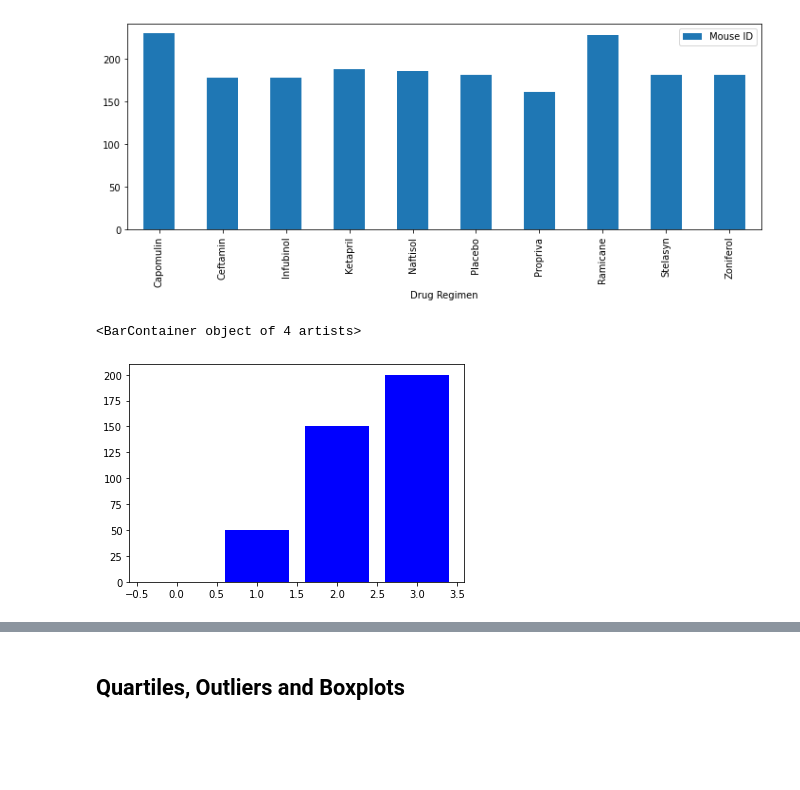
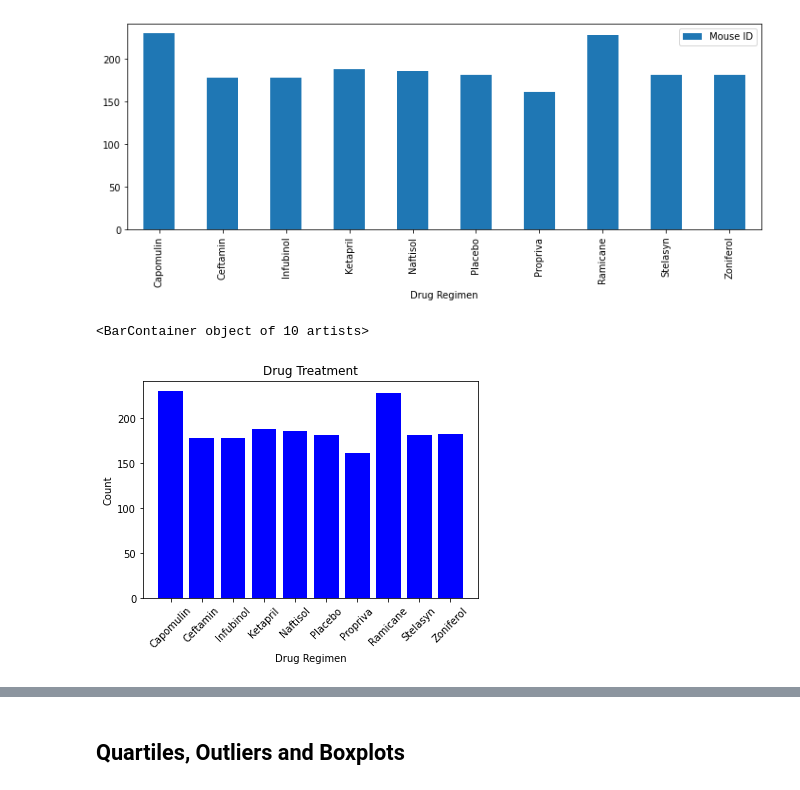
Before and after one commit to swanifereight/matplotlib-challenge, a Jupyter notebook: Pymaceuticals/pymaceuticals_starter.ipynb, the cells around one changed output, grey strips where cells are left out. Saved outputs shown, nothing was run; the diff lists cells and outputs as text; code cells hidden in the pictures; blank space fills up the shorter version.

```diff
--- a/Pymaceuticals/pymaceuticals_starter.ipynb
+++ b/Pymaceuticals/pymaceuticals_starter.ipynb
@@ -138,9 +138,22 @@ drug_mousedf.plot(kind = "bar", figsize=(12,4))
 # %%
 # Generate a bar plot showing the total number of measurements taken on each drug regimen using pyplot.
 drugs = ["Capomulin","Ceftamin","Infubinol","Ketapril","Naftisol","Placebo","Propriva","Ramicane","Stelasyn","Zoniferol"]
-mice = [0,50,150,200]
+mice = [230, 178, 178, 188, 186, 181, 161, 228, 181, 182]
 x_axis = np.arange(len(mice))
-plt.bar(x_axis, mice, color = "b", align="center")
+
+#plt.bar(x_axis, mice, color = "b", align= "center")
+tick_locations = [value for value in x_axis]
+plt.xticks(tick_locations, drugs, rotation= 45)
+
+#plt.ylim(0, max(mice)+0.4)
+#plt.xlim(-0.75, len(x_axis)-0.50)
+
+
+plt.title("Drug Treatment")
+plt.xlabel("Drug Regimen")
+plt.ylabel("Count")
+
+plt.bar(x_axis, mice, color = "b", align= "center")
 # %% [output]
-<BarContainer object of 4 artists>
+<BarContainer object of 10 artists>
-[figure, old version]
+[figure, new version]
```
Also changed, not shown: parts of 5 cells of this notebook.
